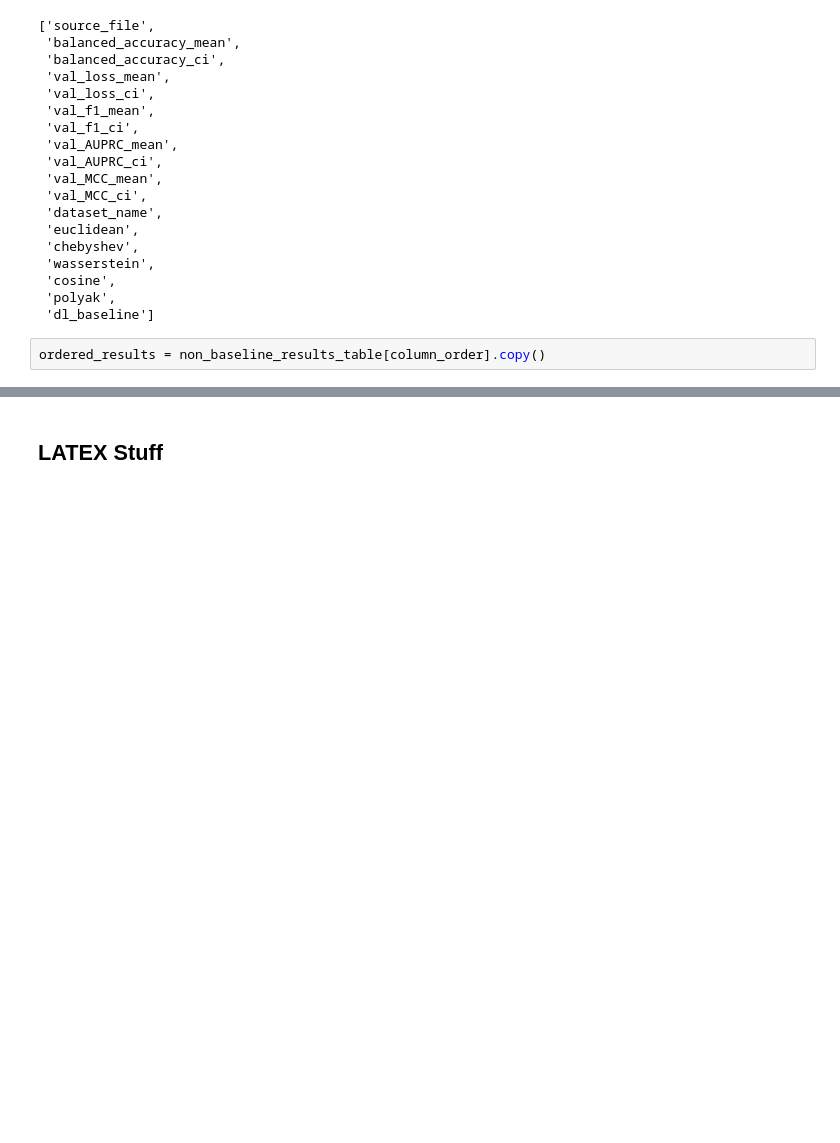
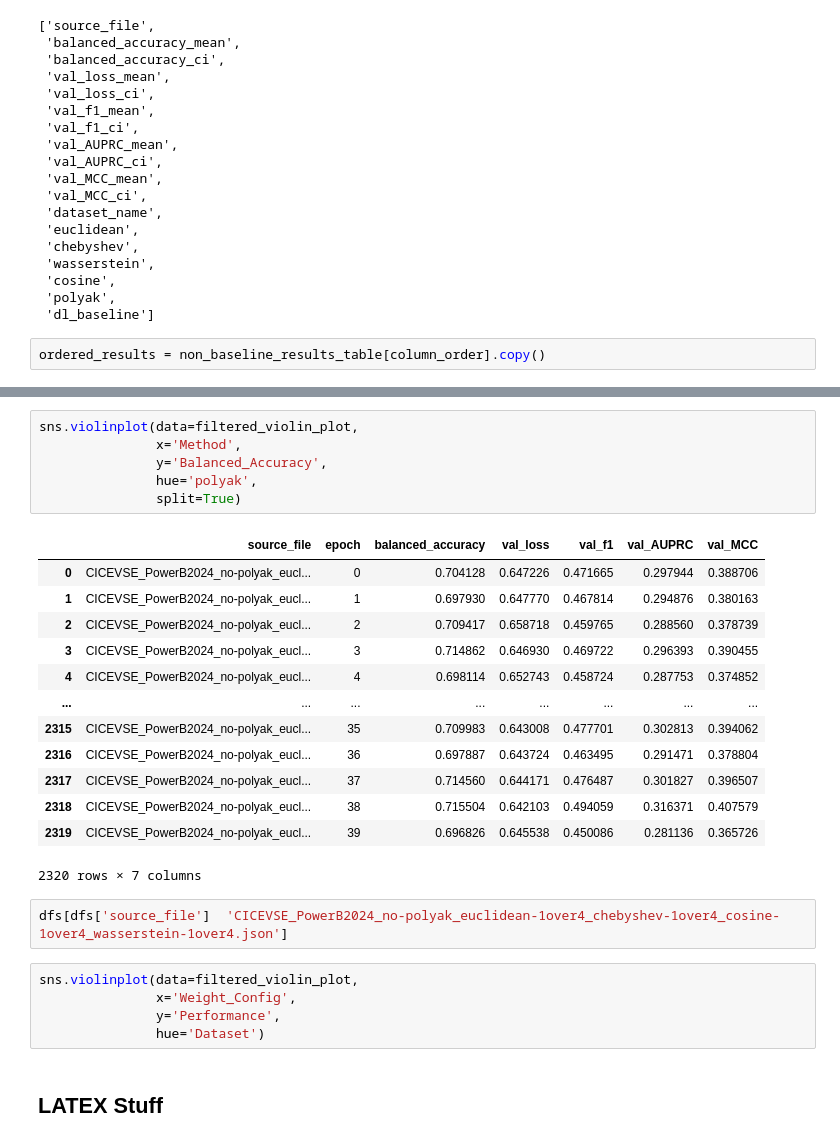
Before and after one commit to fernando-ml/MSPL, a Jupyter notebook: scratch_book.ipynb, the cells around one changed output, grey strips where cells are left out. Drawn from its saved outputs; the diff is of its cells as text; blank space fills up the shorter version.

```diff
--- a/scratch_book.ipynb
+++ b/scratch_book.ipynb
@@ -341,3 +477,30 @@ ordered_results = non_baseline_results_table[column_order].copy()
+# %%
+sns.violinplot(data=filtered_violin_plot,
+               x='Method',
+               y='Balanced_Accuracy',
+               hue='polyak',
+               split=True)
+# %% [output]
+|  | source_file | epoch | balanced_accuracy | val_loss | val_f1 | val_AUPRC | val_MCC |
+| 0 | CICEVSE_PowerB2024_no-polyak_eucl... | 0 | 0.704128 | 0.647226 | 0.471665 | 0.297944 | 0.388706 |
+| 1 | CICEVSE_PowerB2024_no-polyak_eucl... | 1 | 0.697930 | 0.647770 | 0.467814 | 0.294876 | 0.380163 |
+| 2 | CICEVSE_PowerB2024_no-polyak_eucl... | 2 | 0.709417 | 0.658718 | 0.459765 | 0.288560 | 0.378739 |
+| 3 | CICEVSE_PowerB2024_no-polyak_eucl... | 3 | 0.714862 | 0.646930 | 0.469722 | 0.296393 | 0.390455 |
+| 4 | CICEVSE_PowerB2024_no-polyak_eucl... | 4 | 0.698114 | 0.652743 | 0.458724 | 0.287753 | 0.374852 |
+| ... | ... | ... | ... | ... | ... | ... | ... |
+| 2315 | CICEVSE_PowerB2024_no-polyak_eucl... | 35 | 0.709983 | 0.643008 | 0.477701 | 0.302813 | 0.394062 |
+| 2316 | CICEVSE_PowerB2024_no-polyak_eucl... | 36 | 0.697887 | 0.643724 | 0.463495 | 0.291471 | 0.378804 |
+| 2317 | CICEVSE_PowerB2024_no-polyak_eucl... | 37 | 0.714560 | 0.644171 | 0.476487 | 0.301827 | 0.396507 |
+| 2318 | CICEVSE_PowerB2024_no-polyak_eucl... | 38 | 0.715504 | 0.642103 | 0.494059 | 0.316371 | 0.407579 |
+| 2319 | CICEVSE_PowerB2024_no-polyak_eucl... | 39 | 0.696826 | 0.645538 | 0.450086 | 0.281136 | 0.365726 |
+2320 rows × 7 columns
+# %%
+dfs[dfs['source_file']  'CICEVSE_PowerB2024_no-polyak_euclidean-1over4_chebyshev-1over4_cosine-1over4_wasserstein-1over4.json']
+# %%
+sns.violinplot(data=filtered_violin_plot,
+               x='Weight_Config',
+               y='Performance',
+               hue='Dataset')
 # %% [markdown]
 ## LATEX Stuff
 # %% [markdown]
```
Also changed, not shown: parts of 9 cells of this notebook.
